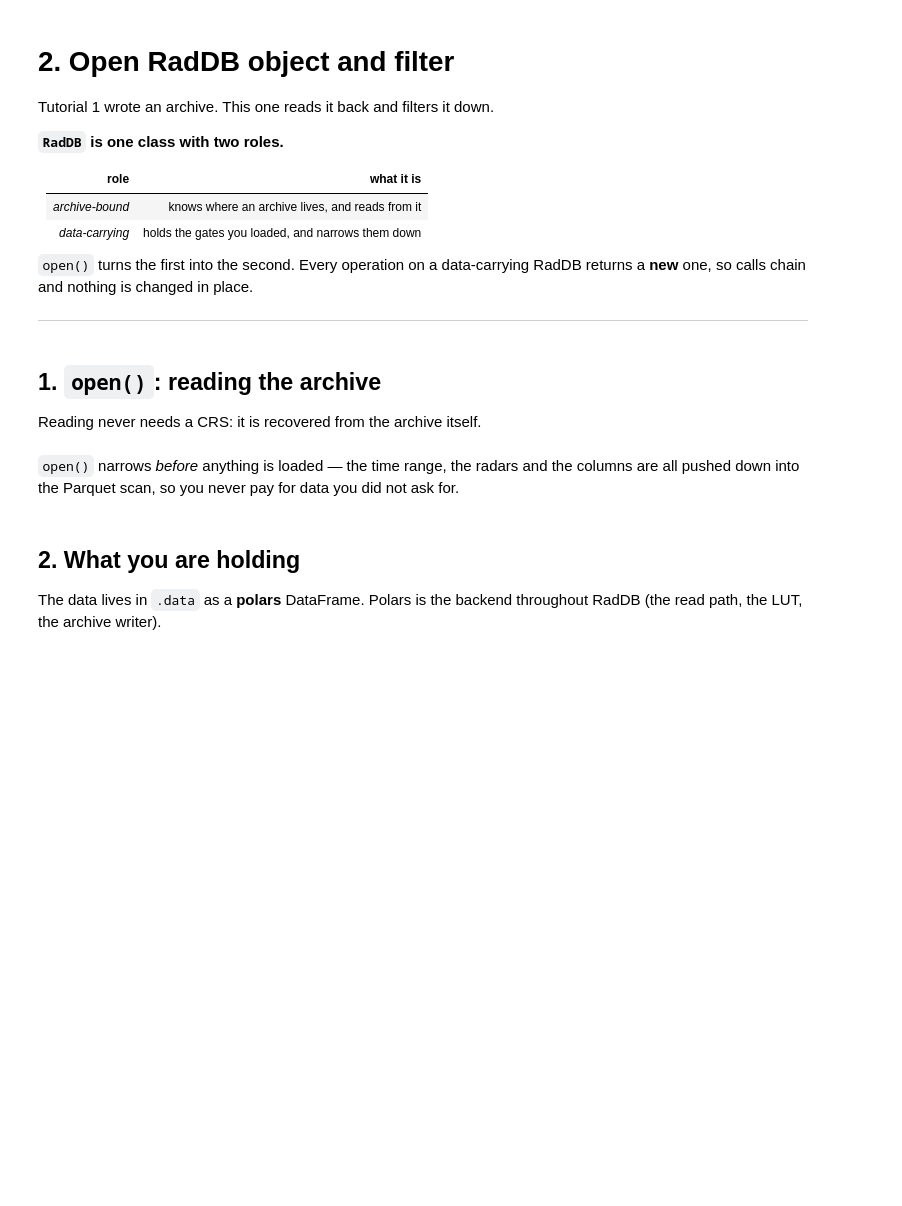
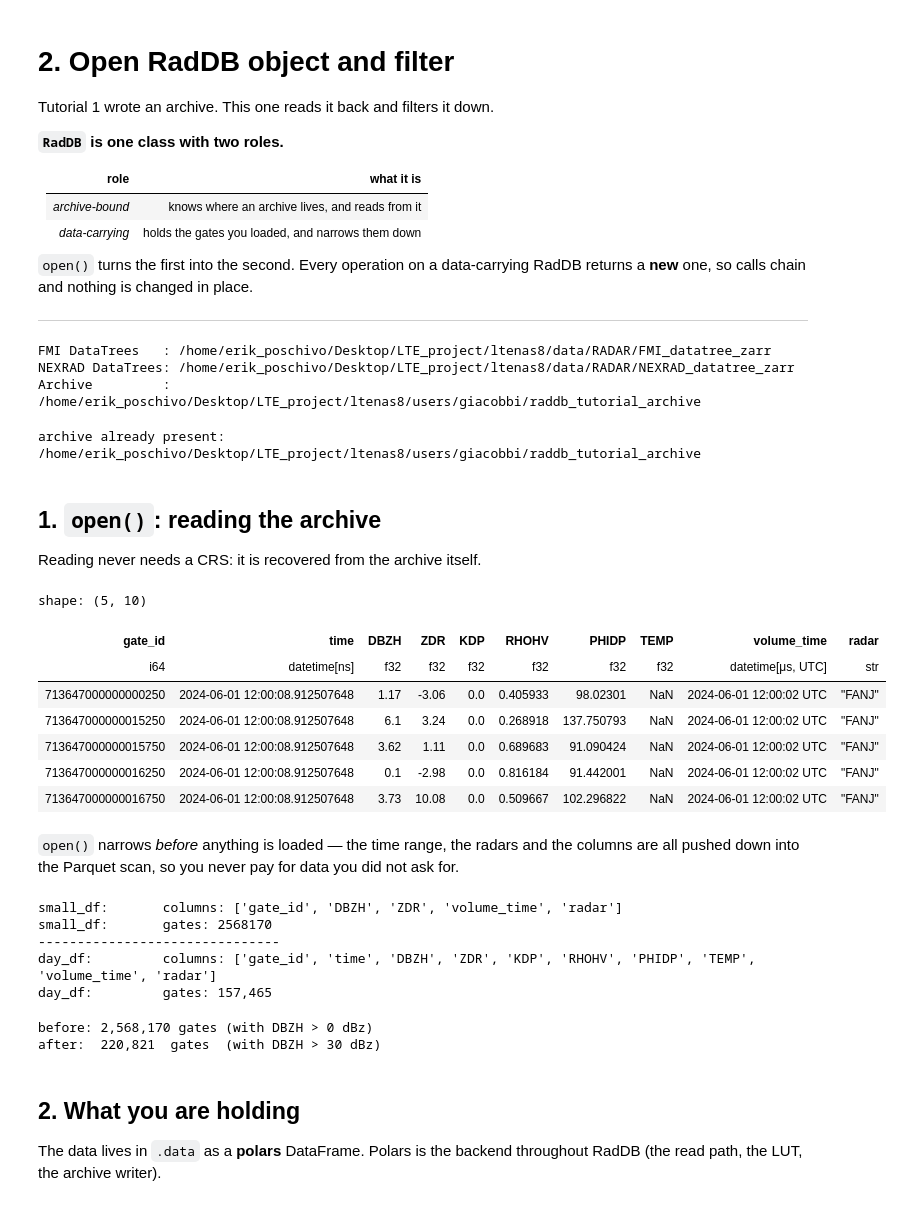
Before and after one commit to erikposchivo/RadDB, a Jupyter notebook: tutorial/02_opening_and_filtering.ipynb, the cells around one changed output. Saved outputs shown, nothing was run; the diff lists cells and outputs as text; code cells hidden in the pictures; blank space fills up the shorter version.

```diff
--- a/tutorial/02_opening_and_filtering.ipynb
+++ b/tutorial/02_opening_and_filtering.ipynb
@@ -30,44 +30,71 @@ import raddb
 # --------------------------------------------------------------------------
 # ARCHIVE_DIR must be the same archive tutorial 1 wrote.
 
-MCH_DIR = Path("~/Desktop/LTE_project/ltenas8/data/RADAR/MCH_datatree_zarr").expanduser()
+FMI_DIR = Path("~/Desktop/LTE_project/ltenas8/data/RADAR/FMI_datatree_zarr").expanduser()
 NEXRAD_DIR = Path("~/Desktop/LTE_project/ltenas8/data/RADAR/NEXRAD_datatree_zarr").expanduser()
 ARCHIVE_DIR = Path("~/Desktop/LTE_project/ltenas8/users/giacobbi/raddb_tutorial_archive").expanduser()
 
-print("MCH DataTrees   :", MCH_DIR)
+print("FMI DataTrees   :", FMI_DIR)
 print("NEXRAD DataTrees:", NEXRAD_DIR)
 print("Archive         :", ARCHIVE_DIR)
+# %% [output]
+FMI DataTrees   : /home/erik_poschivo/Desktop/LTE_project/ltenas8/data/RADAR/FMI_datatree_zarr
+NEXRAD DataTrees: /home/erik_poschivo/Desktop/LTE_project/ltenas8/data/RADAR/NEXRAD_datatree_zarr
+Archive         : /home/erik_poschivo/Desktop/LTE_project/ltenas8/users/giacobbi/raddb_tutorial_archive
 # %%
 # This notebook stands on its own: build the archive if tutorial 1 has not run.
-if not (ARCHIVE_DIR / "L" / "LUT").exists():
+if not (ARCHIVE_DIR / "FANJ" / "LUT").exists():
     print("building the archive (see tutorial 1) ...")
-    raddb.RadDB(archive_dir=ARCHIVE_DIR, crs=2056).archive(datatree_dir=MCH_DIR)
+    raddb.RadDB(archive_dir=ARCHIVE_DIR, crs=3067).archive(
+        datatree_dir=FMI_DIR,
+        time_period=("2024-06-01", "2024-06-15"),
+    )
 else:
     print("archive already present:", ARCHIVE_DIR)
+# %% [output]
+archive already present: /home/erik_poschivo/Desktop/LTE_project/ltenas8/users/giacobbi/raddb_tutorial_archive
 # %% [markdown]
 ## 1. `open()`: reading the archive
 
 Reading never needs a CRS: it is recovered from the archive itself.
 # %%
 db = raddb.RadDB(archive_dir=ARCHIVE_DIR)
-rdf = db.open(radars="L")
+rdf = db.open(radars="FANJ")
 rdf.head()
+# %% [output]
+shape: (5, 10)
+| gate_id | time | DBZH | ZDR | KDP | RHOHV | PHIDP | TEMP | volume_time | radar |
+| i64 | datetime[ns] | f32 | f32 | f32 | f32 | f32 | f32 | datetime[μs, UTC] | str |
+| 713647000000000250 | 2024-06-01 12:00:08.912507648 | 1.17 | -3.06 | 0.0 | 0.405933 | 98.02301 | NaN | 2024-06-01 12:00:02 UTC | "FANJ" |
+| 713647000000015250 | 2024-06-01 12:00:08.912507648 | 6.1 | 3.24 | 0.0 | 0.268918 | 137.750793 | NaN | 2024-06-01 12:00:02 UTC | "FANJ" |
+| 713647000000015750 | 2024-06-01 12:00:08.912507648 | 3.62 | 1.11 | 0.0 | 0.689683 | 91.090424 | NaN | 2024-06-01 12:00:02 UTC | "FANJ" |
+| 713647000000016250 | 2024-06-01 12:00:08.912507648 | 0.1 | -2.98 | 0.0 | 0.816184 | 91.442001 | NaN | 2024-06-01 12:00:02 UTC | "FANJ" |
+| 713647000000016750 | 2024-06-01 12:00:08.912507648 | 3.73 | 10.08 | 0.0 | 0.509667 | 102.296822 | NaN | 2024-06-01 12:00:02 UTC | "FANJ" |
 # %% [markdown]
 `open()` narrows *before* anything is loaded — the time range, the radars and the
 columns are all pushed down into the Parquet scan, so you never pay for data you
 did not ask for.
 # %%
-# Only two variables, only radar L
-small_df = db.open(radars="L", columns=["DBZH", "ZDR"])
+# Only two variables, only radar FANJ
+small_df = db.open(radars="FANJ", columns=["DBZH", "ZDR"])
 print(f"small_df:\tcolumns: {small_df.columns()}\nsmall_df:\tgates: {len(small_df)}")
 print("-------------------------------")
 # time period
-day_df = db.open(radars="L", time_period=("2024-06-12", "2024-06-13"))
+day_df = db.open(radars="FANJ", time_period=("2024-06-12", "2024-06-13"))
 print(f"day_df:\t\tcolumns: {day_df.columns()}\nday_df:\t\tgates: {len(day_df):,}")
+# %% [output]
+small_df:       columns: ['gate_id', 'DBZH', 'ZDR', 'volume_time', 'radar']
+small_df:       gates: 2568170
+-------------------------------
+day_df:         columns: ['gate_id', 'time', 'DBZH', 'ZDR', 'KDP', 'RHOHV', 'PHIDP', 'TEMP', 'volume_time', 'radar']
+day_df:         gates: 157,465
 # %%
 # Filters can be pushed down at open() too, so filtered-out rows are never materialised
-filtered_df = db.open(radars="L", filters={"var": "DBZH", "logic": ">", "threshold": 30})
+filtered_df = db.open(radars="FANJ", filters={"var": "DBZH", "logic": ">", "threshold": 30})
 print(f"before:\t{len(rdf):,} gates\t(with DBZH > 0 dBz)\nafter:\t{len(filtered_df):,}  gates\t(with DBZH > 30 dBz)")
+# %% [output]
+before: 2,568,170 gates (with DBZH > 0 dBz)
+after:  220,821  gates  (with DBZH > 30 dBz)
 # %% [markdown]
 ## 2. What you are holding
 
```
Also changed, not shown: parts of 14 cells of this notebook, 6 other files.
